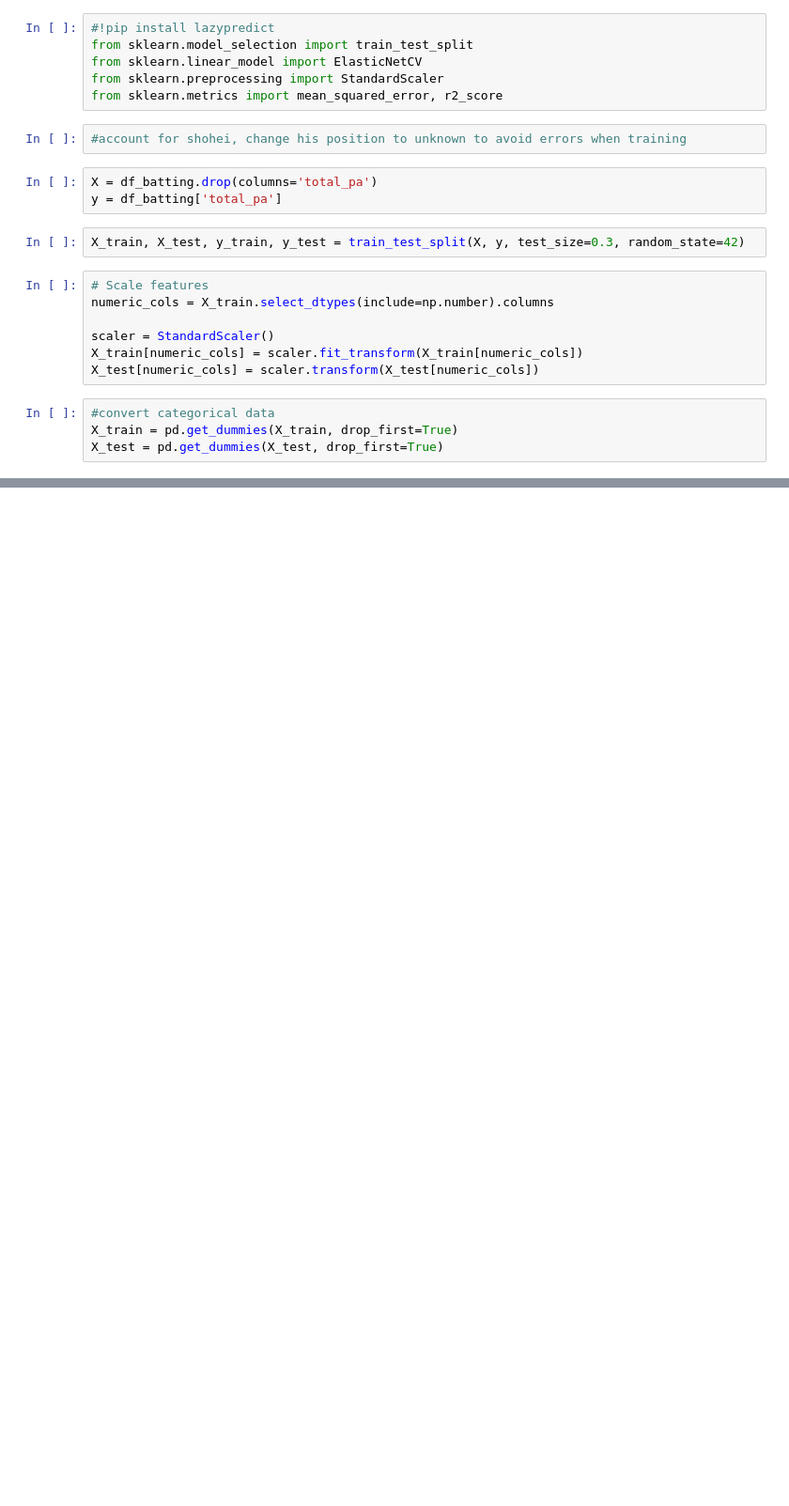
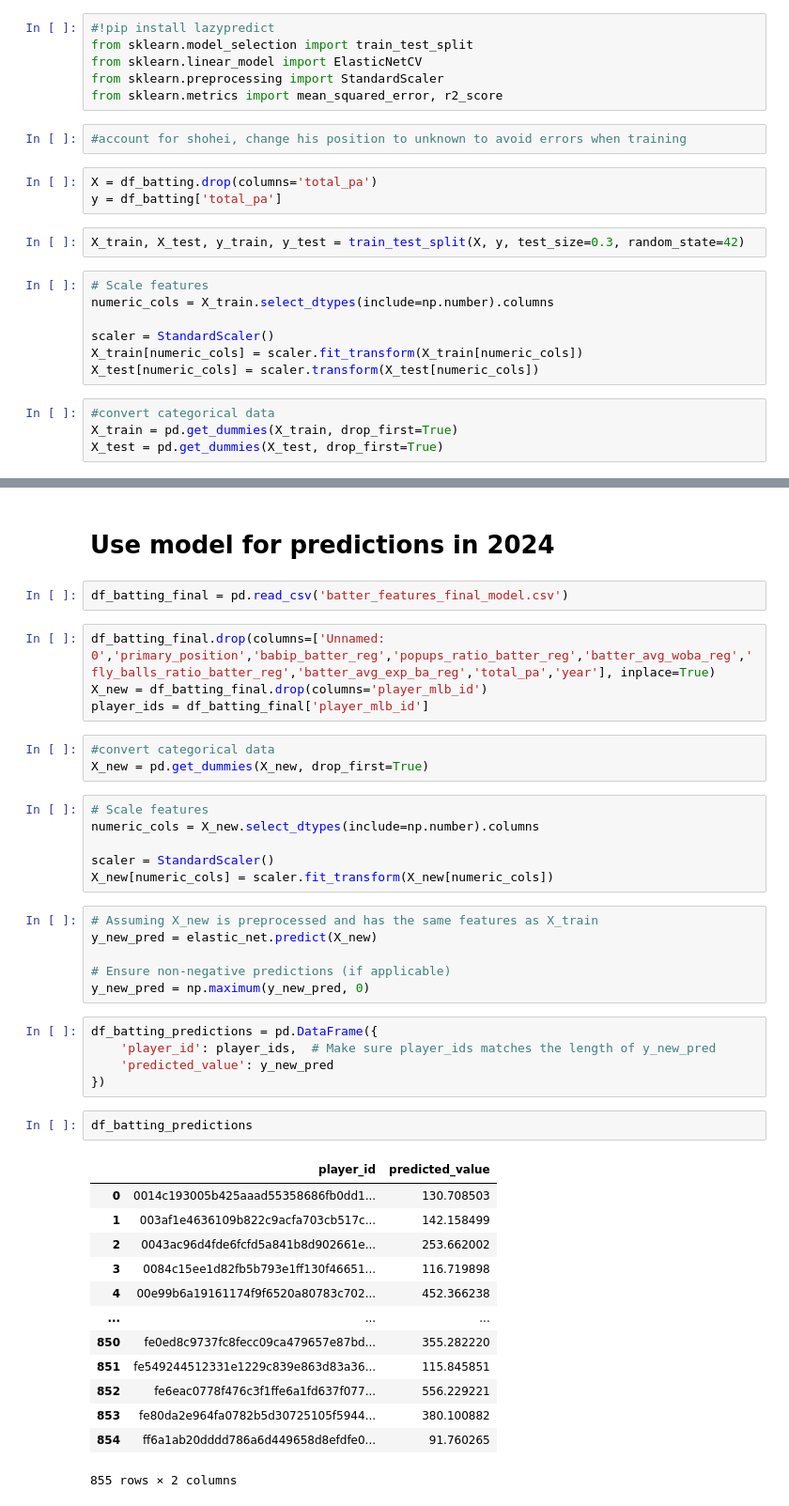
Before and after one commit to etienne-busnel/Cincinnati-Reds-Hackathon-2025, a Jupyter notebook: Batting_Model.ipynb, the cells around one changed output, grey strips where cells are left out. Shown at 94% size. Drawn from its saved outputs; the diff is of its cells as text; blank space fills up the shorter version.

```diff
--- a/Batting_Model.ipynb
+++ b/Batting_Model.ipynb
@@ -165,3 +176,47 @@ ground_balls_ratio_batter_reg    0.168174
 line_drives_ratio_batter_reg     0.191803
 hr_fb_pct_batter_reg             0.039008
 Name: 741, dtype: object
+# %% [markdown]
+# Use model for predictions in 2024
+# %%
+df_batting_final = pd.read_csv('batter_features_final_model.csv')
+# %%
+df_batting_final.drop(columns=['Unnamed: 0','primary_position','babip_batter_reg','popups_ratio_batter_reg','batter_avg_woba_reg','fly_balls_ratio_batter_reg','batter_avg_exp_ba_reg','total_pa','year'], inplace=True)
+X_new = df_batting_final.drop(columns='player_mlb_id')
+player_ids = df_batting_final['player_mlb_id']
+# %%
+#convert categorical data
+X_new = pd.get_dummies(X_new, drop_first=True)
+# %%
+# Scale features
+numeric_cols = X_new.select_dtypes(include=np.number).columns
+
+scaler = StandardScaler()
+X_new[numeric_cols] = scaler.fit_transform(X_new[numeric_cols])
+# %%
+# Assuming X_new is preprocessed and has the same features as X_train
+y_new_pred = elastic_net.predict(X_new)
+
+# Ensure non-negative predictions (if applicable)
+y_new_pred = np.maximum(y_new_pred, 0)
+# %%
+df_batting_predictions = pd.DataFrame({
+    'player_id': player_ids,  # Make sure player_ids matches the length of y_new_pred
+    'predicted_value': y_new_pred
+})
+# %%
+df_batting_predictions
+# %% [output]
+|  | player_id | predicted_value |
+| 0 | 0014c193005b425aaad55358686fb0dd1... | 130.708503 |
+| 1 | 003af1e4636109b822c9acfa703cb517c... | 142.158499 |
+| 2 | 0043ac96d4fde6fcfd5a841b8d902661e... | 253.662002 |
+| 3 | 0084c15ee1d82fb5b793e1ff130f46651... | 116.719898 |
+| 4 | 00e99b6a19161174f9f6520a80783c702... | 452.366238 |
+| ... | ... | ... |
+| 850 | fe0ed8c9737fc8fecc09ca479657e87bd... | 355.282220 |
+| 851 | fe549244512331e1229c839e863d83a36... | 115.845851 |
+| 852 | fe6eac0778f476c3f1ffe6a1fd637f077... | 556.229221 |
+| 853 | fe80da2e964fa0782b5d30725105f5944... | 380.100882 |
+| 854 | ff6a1ab20dddd786a6d449658d8efdfe0... | 91.760265 |
+855 rows × 2 columns
```
Also changed, not shown: parts of 5 cells of this notebook, 1 other file.
